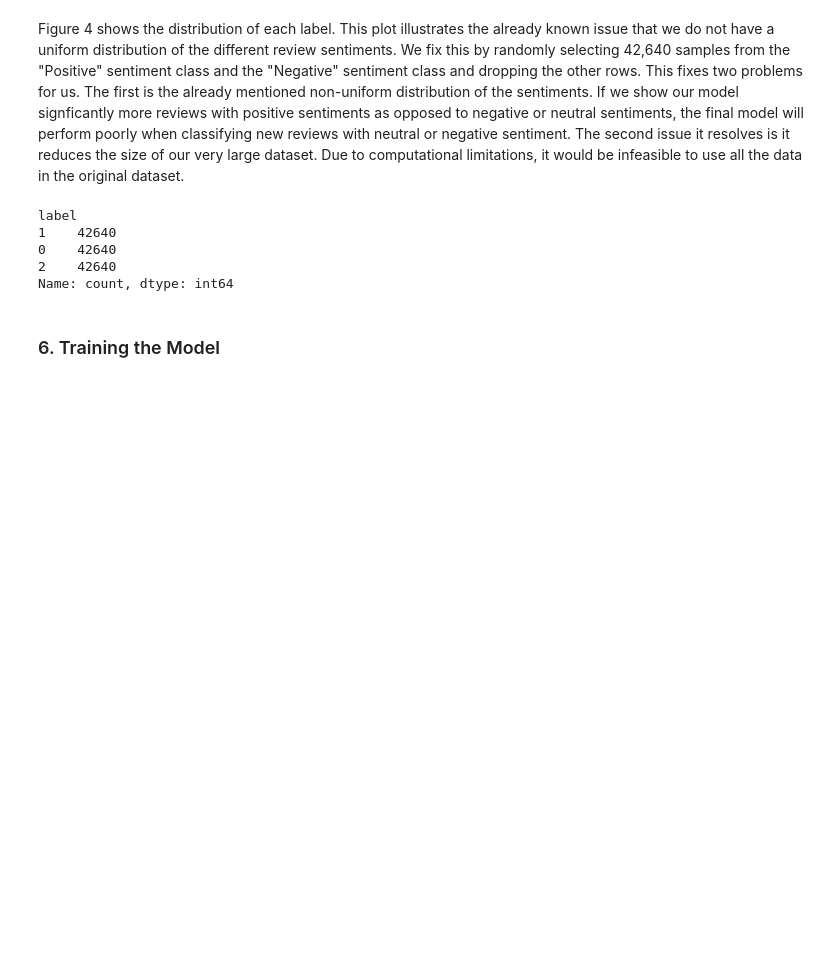
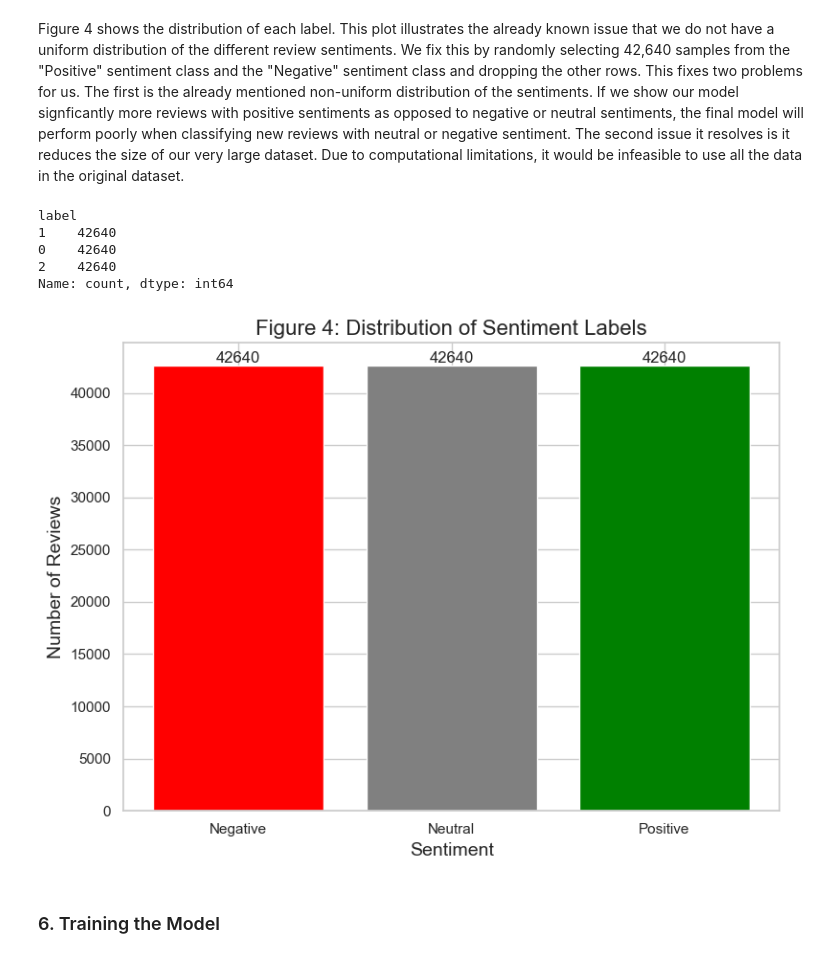
Before and after one commit to mqarmout/amazon_sentiment_analysis, a Jupyter notebook: math_for_DL_project.ipynb, the cells around one changed output. Drawn from its saved outputs; the diff is of its cells as text; code cells hidden in the pictures; blank space fills up the shorter version.

Commit message:
added a graph for balanced data

```diff
--- a/math_for_DL_project.ipynb
+++ b/math_for_DL_project.ipynb
@@ -207,6 +207,52 @@ label
 0    42640
 2    42640
 Name: count, dtype: int64
+# %%
+import seaborn as sns
+
+# Make the background of the plot a whtie grid
+sns.set(style="whitegrid")
+
+# Define the mapping from Score to label
+score_to_label = {
+    1: 0,  # Negative sentiment
+    2: 0,  # Negative sentiment
+    3: 1,  # Neutral sentiment
+    4: 2,  # Positive sentiment
+    5: 2   # Positive sentiment
+}
+
+# Create the 'label' column
+df_balanced['label'] = df_balanced['Score'].map(score_to_label)
+
+# Create a chart to visualize the newly created 'label' column
+
+# Count the occurrences of each label
+label_counts = df_balanced['label'].value_counts().sort_index()
+
+#Define label names for better readability
+label_names = ['Negative', 'Neutral', 'Positive']
+
+# Create the bar chart
+plt.figure(figsize=(8, 6))
+bars = plt.bar(label_names, label_counts, color=['red', 'gray', 'green'])
+
+# Add titles and labels
+plt.title('Figure 4: Distribution of Sentiment Labels', fontsize=16)
+plt.xlabel('Sentiment', fontsize=14)
+plt.ylabel('Number of Reviews', fontsize=14)
+
+# Add count labels on top of each bar
+for bar in bars:
+    height = bar.get_height()
+    plt.text(bar.get_x() + bar.get_width()/2, height + 5,
+             f'{height}', ha='center', va='bottom', fontsize=12)
+
+# Show the plot
+plt.tight_layout()
+plt.show()
+# %% [output]
+[figure, added]
 # %% [markdown]
 ### 6. Training the Model
 # %% [markdown]
```
Also changed, not shown: parts of 3 cells of this notebook.
